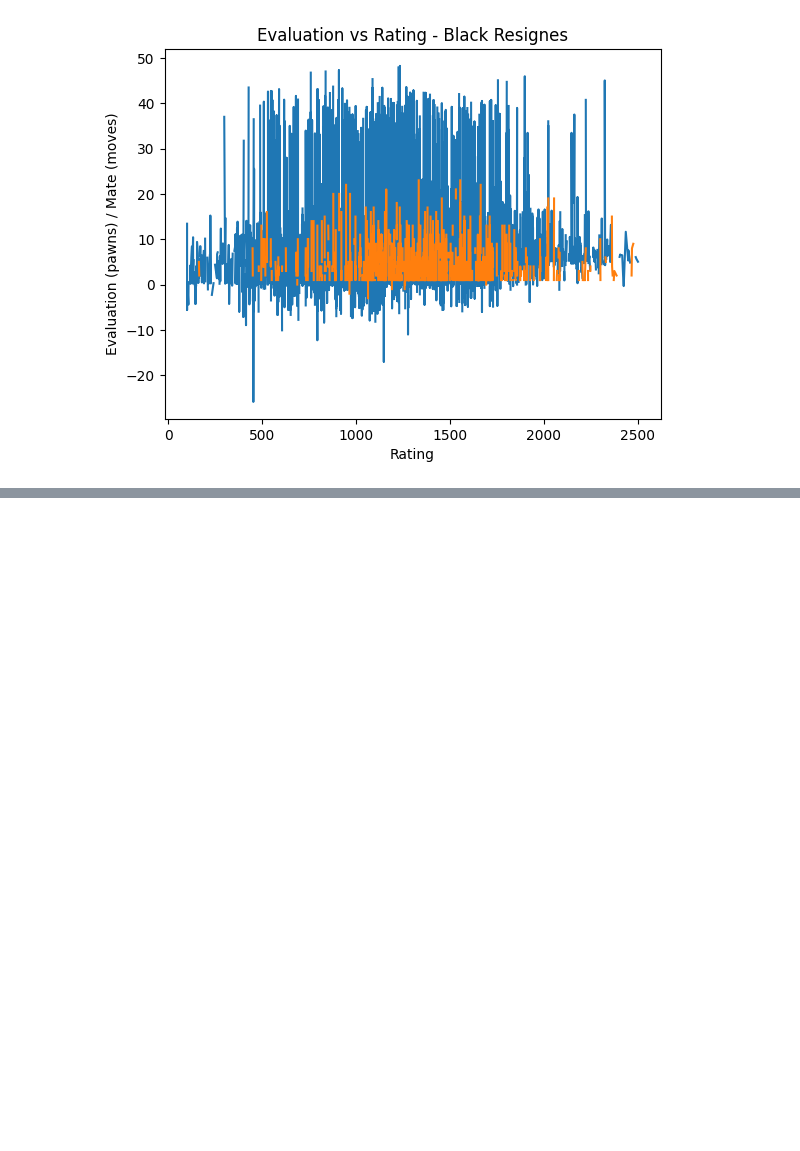
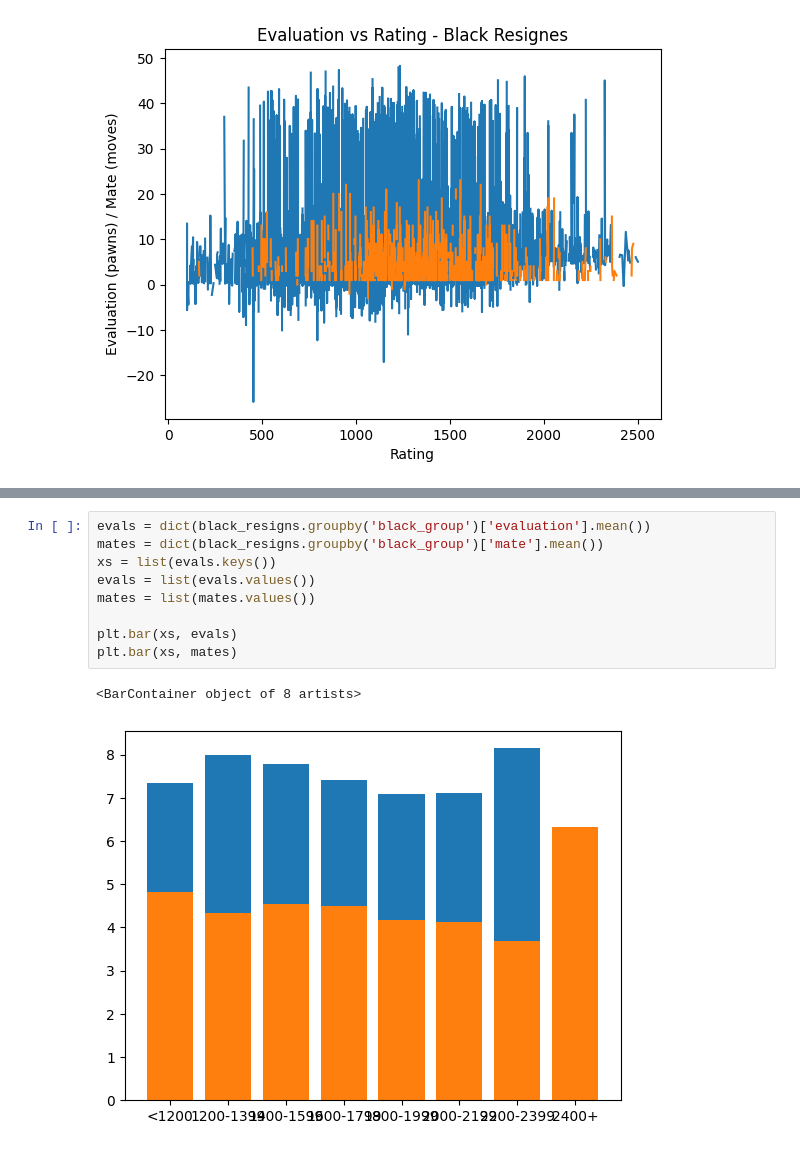
Before and after one commit to Torbet/Chess-DS, a Jupyter notebook: Resignations.ipynb, the cells around one changed output, grey strips where cells are left out. Cells and saved outputs as stored; diff of their text form; blank space fills up the shorter version.

```diff
--- a/Resignations.ipynb
+++ b/Resignations.ipynb
@@ -34,0 +53,12 @@ plt.plot(black_resigns['black_rating'], black_resigns['mate'])
+# %%
+evals = dict(black_resigns.groupby('black_group')['evaluation'].mean())
+mates = dict(black_resigns.groupby('black_group')['mate'].mean())
+xs = list(evals.keys())
+evals = list(evals.values())
+mates = list(mates.values())
+
+plt.bar(xs, evals)
+plt.bar(xs, mates)
+# %% [output]
+<BarContainer object of 8 artists>
+[figure, added]
```
Also changed, not shown: parts of 2 cells of this notebook, 1 other file.
